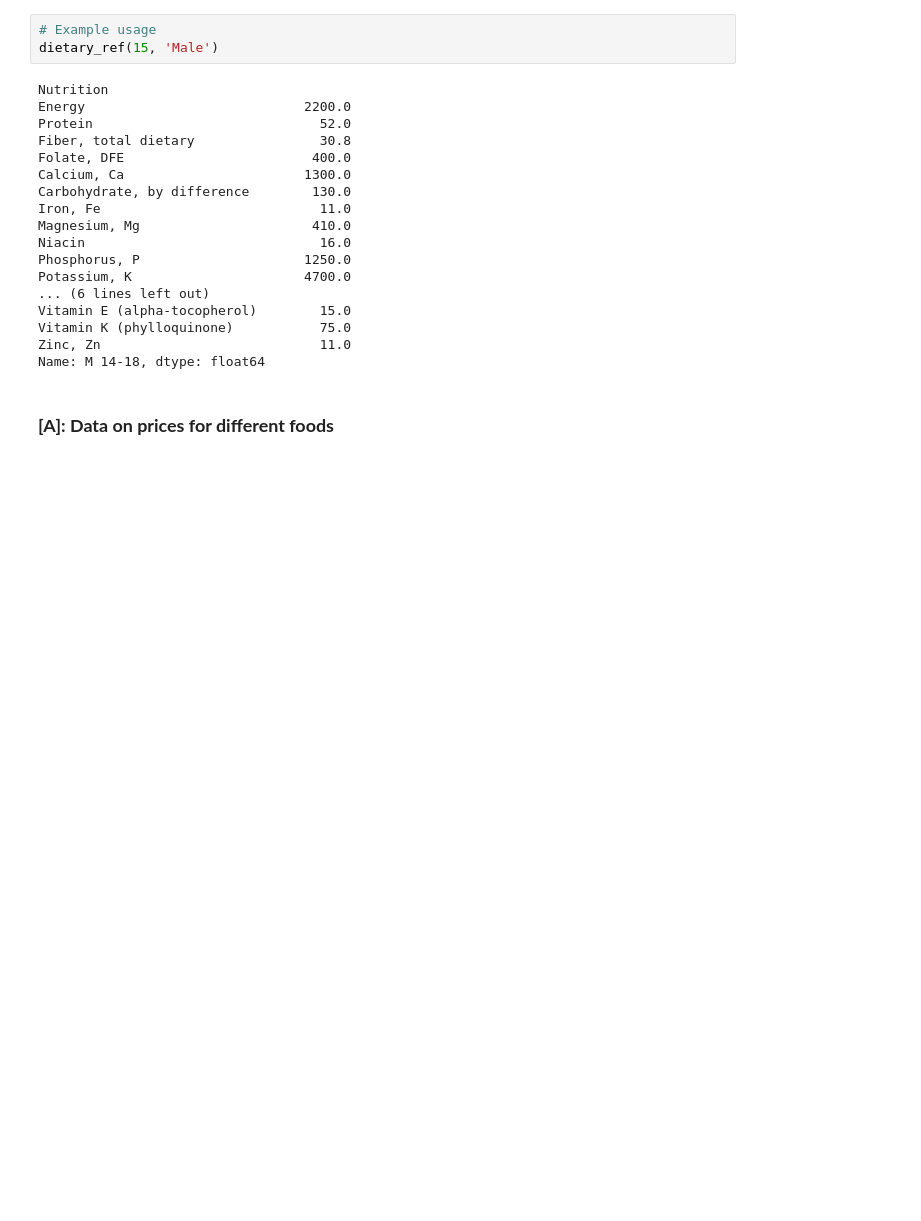
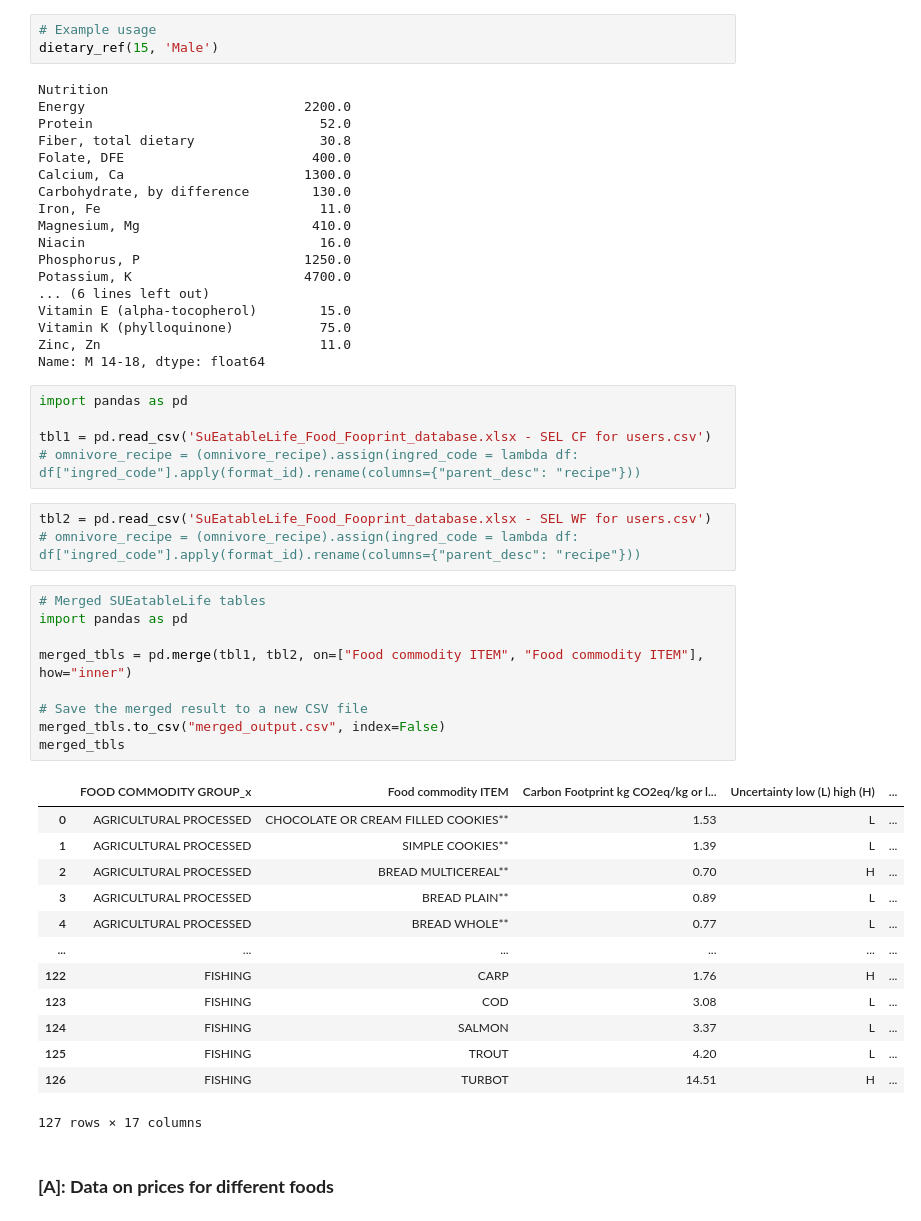
Before and after one commit to reilyfairchild/EEP-153-Proj-02, a Jupyter notebook: Project_2_Code.ipynb, the cells around one changed output. Drawn from its saved outputs; the diff is of its cells as text; blank space fills up the shorter version.

```diff
--- a/Project_2_Code.ipynb
+++ b/Project_2_Code.ipynb
@@ -91,6 +91,37 @@ Vitamin E (alpha-tocopherol)        15.0
 Vitamin K (phylloquinone)           75.0
 Zinc, Zn                            11.0
 Name: M 14-18, dtype: float64
+# %%
+import pandas as pd
+
+tbl1 = pd.read_csv('SuEatableLife_Food_Fooprint_database.xlsx - SEL CF for users.csv')
+# omnivore_recipe = (omnivore_recipe).assign(ingred_code = lambda df: df["ingred_code"].apply(format_id).rename(columns={"parent_desc": "recipe"}))
+# %%
+tbl2 = pd.read_csv('SuEatableLife_Food_Fooprint_database.xlsx - SEL WF for users.csv')
+# omnivore_recipe = (omnivore_recipe).assign(ingred_code = lambda df: df["ingred_code"].apply(format_id).rename(columns={"parent_desc": "recipe"}))
+# %%
+# Merged SUEatableLife tables
+import pandas as pd
+
+merged_tbls = pd.merge(tbl1, tbl2, on=["Food commodity ITEM", "Food commodity ITEM"], how="inner")
+
+# Save the merged result to a new CSV file
+merged_tbls.to_csv("merged_output.csv", index=False)
+merged_tbls
+# %% [output]
+|  | FOOD COMMODITY GROUP_x | Food commodity ITEM | Carbon Footprint kg CO2eq/kg or l... | Uncertainty low (L) high (H) | ... |
+| 0 | AGRICULTURAL PROCESSED | CHOCOLATE OR CREAM FILLED COOKIES** | 1.53 | L | ... |
+| 1 | AGRICULTURAL PROCESSED | SIMPLE COOKIES** | 1.39 | L | ... |
+| 2 | AGRICULTURAL PROCESSED | BREAD MULTICEREAL** | 0.70 | H | ... |
+| 3 | AGRICULTURAL PROCESSED | BREAD PLAIN** | 0.89 | L | ... |
+| 4 | AGRICULTURAL PROCESSED | BREAD WHOLE** | 0.77 | L | ... |
+| ... | ... | ... | ... | ... | ... |
+| 122 | FISHING | CARP | 1.76 | H | ... |
+| 123 | FISHING | COD | 3.08 | L | ... |
+| 124 | FISHING | SALMON | 3.37 | L | ... |
+| 125 | FISHING | TROUT | 4.20 | L | ... |
+| 126 | FISHING | TURBOT | 14.51 | H | ... |
+127 rows × 17 columns
 # %% [markdown]
 ### **[A]: Data on prices for different foods**
 # %% [markdown]
```
